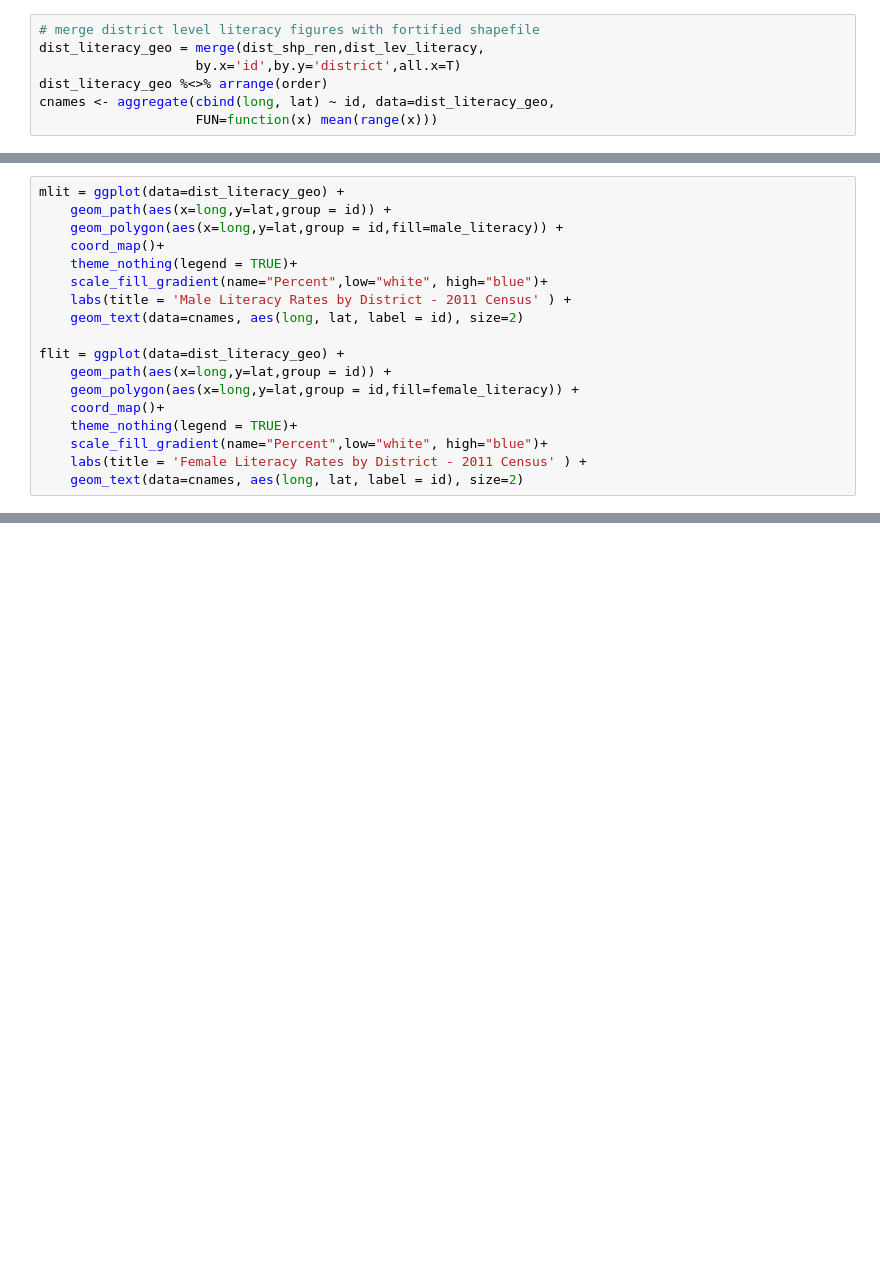
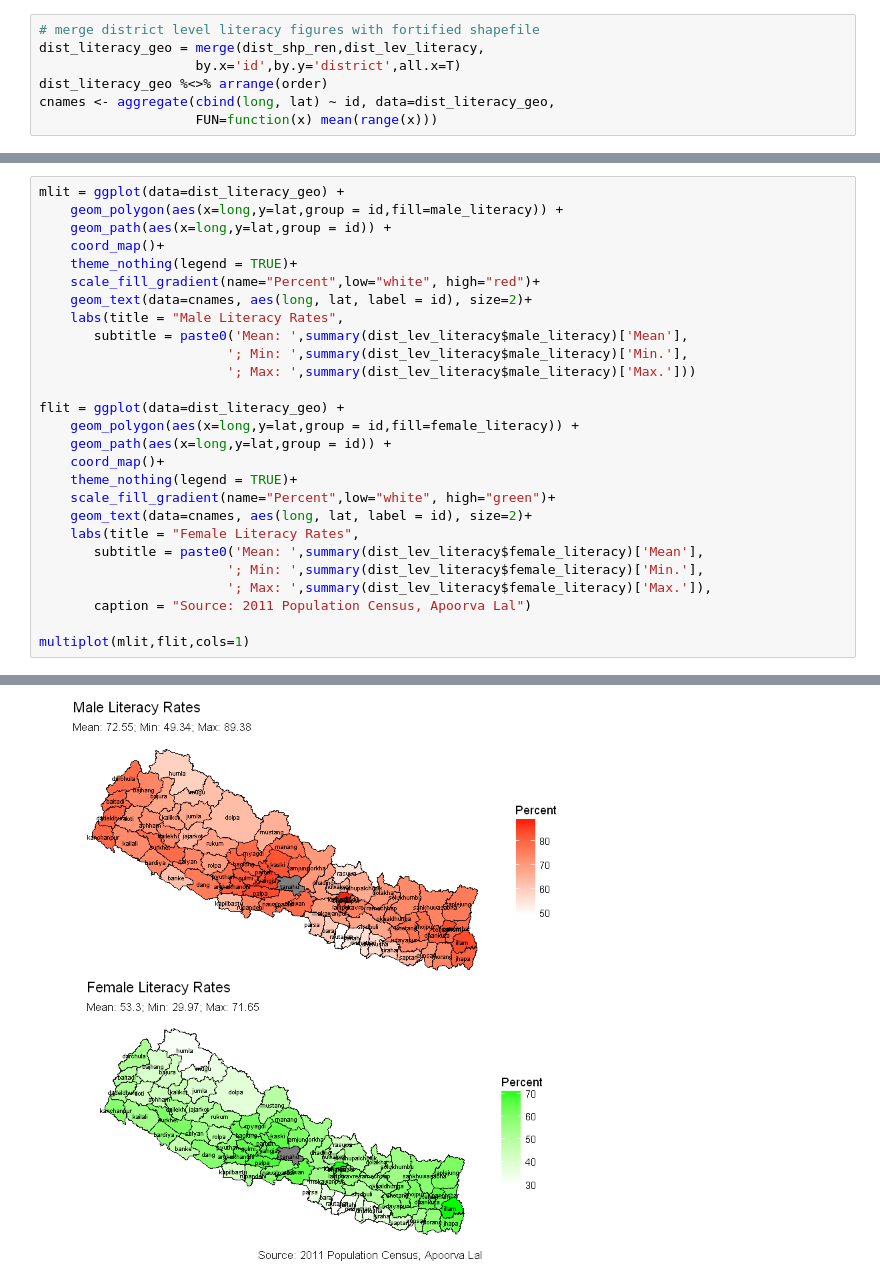
Before and after one commit to apoorvalal/census-data, a Jupyter notebook: notebooks/chloropleth_maps.ipynb, the cells around one changed output, grey strips where cells are left out. Drawn from its saved outputs; the diff is of its cells as text; blank space fills up the shorter version.

```diff
--- a/notebooks/chloropleth_maps.ipynb
+++ b/notebooks/chloropleth_maps.ipynb
@@ -177,18 +184,28 @@ ggplot(data=dist_literacy_geo) +
 # %%
 mlit = ggplot(data=dist_literacy_geo) +
+    geom_polygon(aes(x=long,y=lat,group = id,fill=male_literacy)) +
     geom_path(aes(x=long,y=lat,group = id)) +
-    geom_polygon(aes(x=long,y=lat,group = id,fill=male_literacy)) +
     coord_map()+
     theme_nothing(legend = TRUE)+
-    scale_fill_gradient(name="Percent",low="white", high="blue")+
-    labs(title = 'Male Literacy Rates by District - 2011 Census' ) +
-    geom_text(data=cnames, aes(long, lat, label = id), size=2)
+    scale_fill_gradient(name="Percent",low="white", high="red")+
+    geom_text(data=cnames, aes(long, lat, label = id), size=2)+
+    labs(title = "Male Literacy Rates",
+       subtitle = paste0('Mean: ',summary(dist_lev_literacy$male_literacy)['Mean'],
+                        '; Min: ',summary(dist_lev_literacy$male_literacy)['Min.'],
+                        '; Max: ',summary(dist_lev_literacy$male_literacy)['Max.']))
 
 flit = ggplot(data=dist_literacy_geo) +
+    geom_polygon(aes(x=long,y=lat,group = id,fill=female_literacy)) +
     geom_path(aes(x=long,y=lat,group = id)) +
-    geom_polygon(aes(x=long,y=lat,group = id,fill=female_literacy)) +
     coord_map()+
     theme_nothing(legend = TRUE)+
-    scale_fill_gradient(name="Percent",low="white", high="blue")+
-    labs(title = 'Female Literacy Rates by District - 2011 Census' ) +
-    geom_text(data=cnames, aes(long, lat, label = id), size=2)
+    scale_fill_gradient(name="Percent",low="white", high="green")+
+    geom_text(data=cnames, aes(long, lat, label = id), size=2)+
+    labs(title = "Female Literacy Rates",
+       subtitle = paste0('Mean: ',summary(dist_lev_literacy$female_literacy)['Mean'],
+                        '; Min: ',summary(dist_lev_literacy$female_literacy)['Min.'],
+                        '; Max: ',summary(dist_lev_literacy$female_literacy)['Max.']),
+       caption = "Source: 2011 Population Census, Apoorva Lal")
+
+multiplot(mlit,flit,cols=1)
+# %% [output]
@@ -194,0 +215 @@ flit = ggplot(data=dist_literacy_geo) +
+[figure, added]
```
Also changed, not shown: parts of 27 cells of this notebook.
